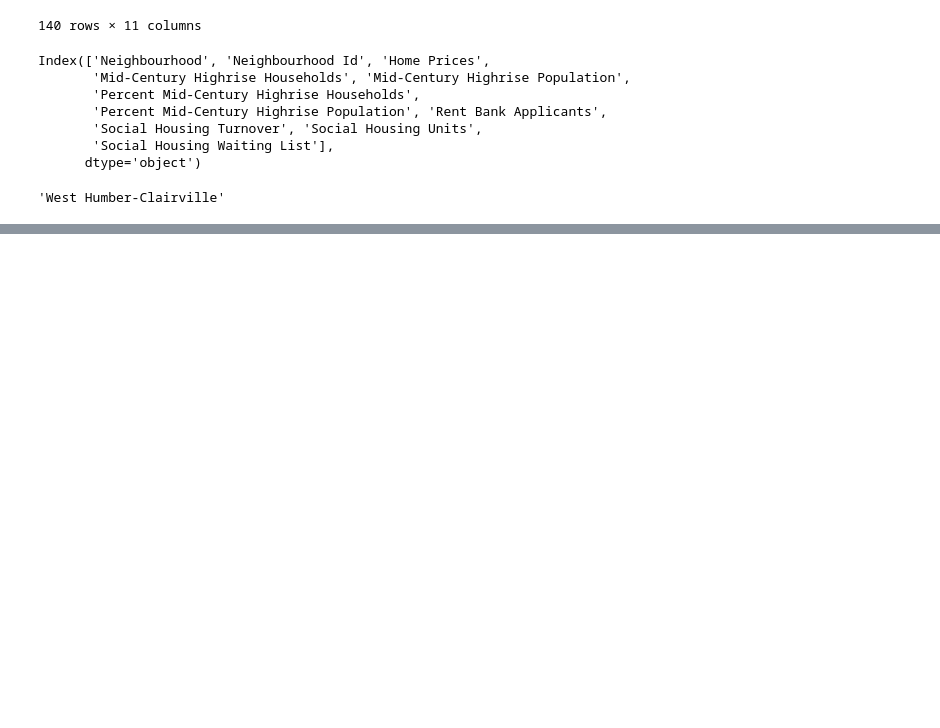
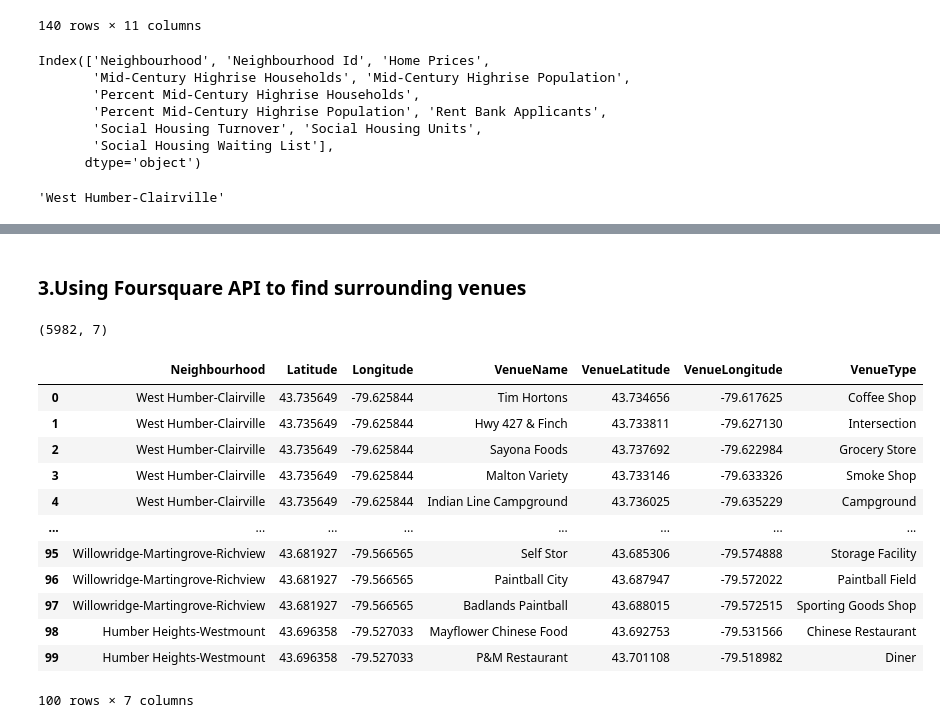
Before and after one commit to Xusen-19/IBM_Data_Science_Capstone_Project, a Jupyter notebook: Capstone_project_notebook.ipynb, the cells around one changed output, grey strips where cells are left out. Cells and saved outputs as stored; diff of their text form; code cells hidden in the pictures; blank space fills up the shorter version.

```diff
--- a/Capstone_project_notebook.ipynb
+++ b/Capstone_project_notebook.ipynb
@@ -125,0 +196,47 @@ price.head()
+# %% [markdown]
+### **3.Using Foursquare API to find surrounding venues**
+# %%
+#Foursquare parameters
+radius=1000
+LIMIT = 400
+venues=[]
+for lat, lng, neighbourhood in zip(price['Latitude'], price['Longitude'], price['Neighbourhood']):
+    url = "https://api.foursquare.com/v2/venues/explore?client_id={}&client_secret={}&v={}&ll={},{}&radius={}&limit={}".format(
+        CLIENT_ID,
+        CLIENT_SECRET,
+        VERSION,
+        lat,
+        lng,
+        radius,
+        LIMIT)
+    res = requests.get(url).json()['response']['groups'][0]['items']
+
+    for venue in res:
+        venues.append((
+            neighbourhood,
+            lat,
+            lng,
+            venue['venue']['name'],
+            venue['venue']['location']['lat'],
+            venue['venue']['location']['lng'],
+            venue['venue']['categories'][0]['name']))
+# %%
+venues_df = pd.DataFrame(venues)
+venues_df.columns = ['Neighbourhood', 'Latitude', 'Longitude', 'VenueName', 'VenueLatitude', 'VenueLongitude', 'VenueType']
+print(venues_df.shape)
+venues_df.head(100)
+# %% [output]
+(5982, 7)
+|  | Neighbourhood | Latitude | Longitude | VenueName | VenueLatitude | VenueLongitude | VenueType |
+| 0 | West Humber-Clairville | 43.735649 | -79.625844 | Tim Hortons | 43.734656 | -79.617625 | Coffee Shop |
+| 1 | West Humber-Clairville | 43.735649 | -79.625844 | Hwy 427 & Finch | 43.733811 | -79.627130 | Intersection |
+| 2 | West Humber-Clairville | 43.735649 | -79.625844 | Sayona Foods | 43.737692 | -79.622984 | Grocery Store |
+| 3 | West Humber-Clairville | 43.735649 | -79.625844 | Malton Variety | 43.733146 | -79.633326 | Smoke Shop |
+| 4 | West Humber-Clairville | 43.735649 | -79.625844 | Indian Line Campground | 43.736025 | -79.635229 | Campground |
+| ... | ... | ... | ... | ... | ... | ... | ... |
+| 95 | Willowridge-Martingrove-Richview | 43.681927 | -79.566565 | Self Stor | 43.685306 | -79.574888 | Storage Facility |
+| 96 | Willowridge-Martingrove-Richview | 43.681927 | -79.566565 | Paintball City | 43.687947 | -79.572022 | Paintball Field |
+| 97 | Willowridge-Martingrove-Richview | 43.681927 | -79.566565 | Badlands Paintball | 43.688015 | -79.572515 | Sporting Goods Shop |
+| 98 | Humber Heights-Westmount | 43.696358 | -79.527033 | Mayflower Chinese Food | 43.692753 | -79.531566 | Chinese Restaurant |
+| 99 | Humber Heights-Westmount | 43.696358 | -79.527033 | P&M Restaurant | 43.701108 | -79.518982 | Diner |
+100 rows × 7 columns
```
Also changed, not shown: parts of 26 cells of this notebook.
